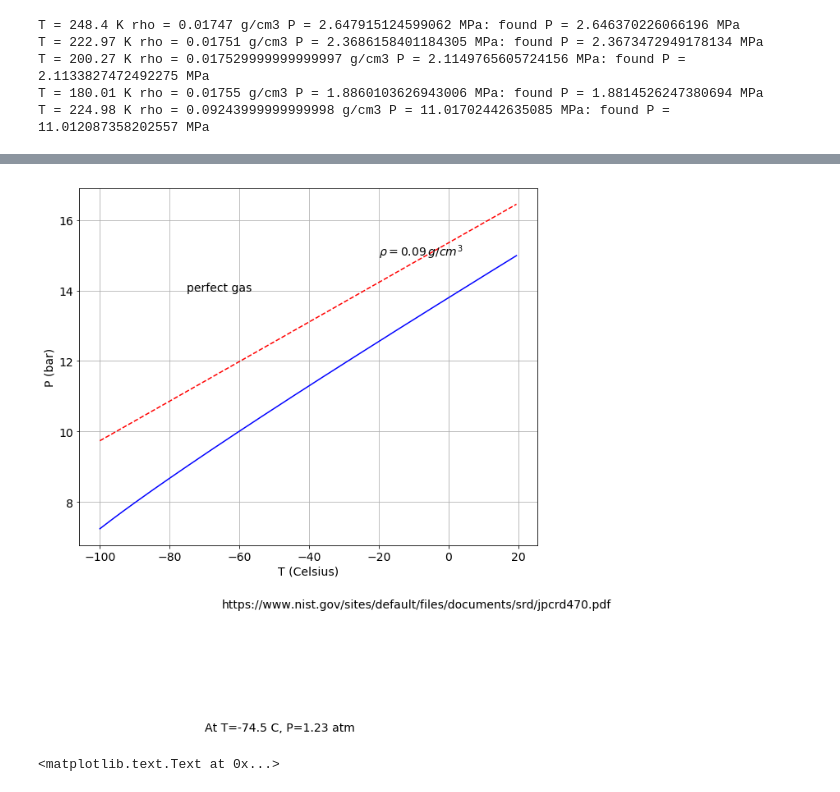
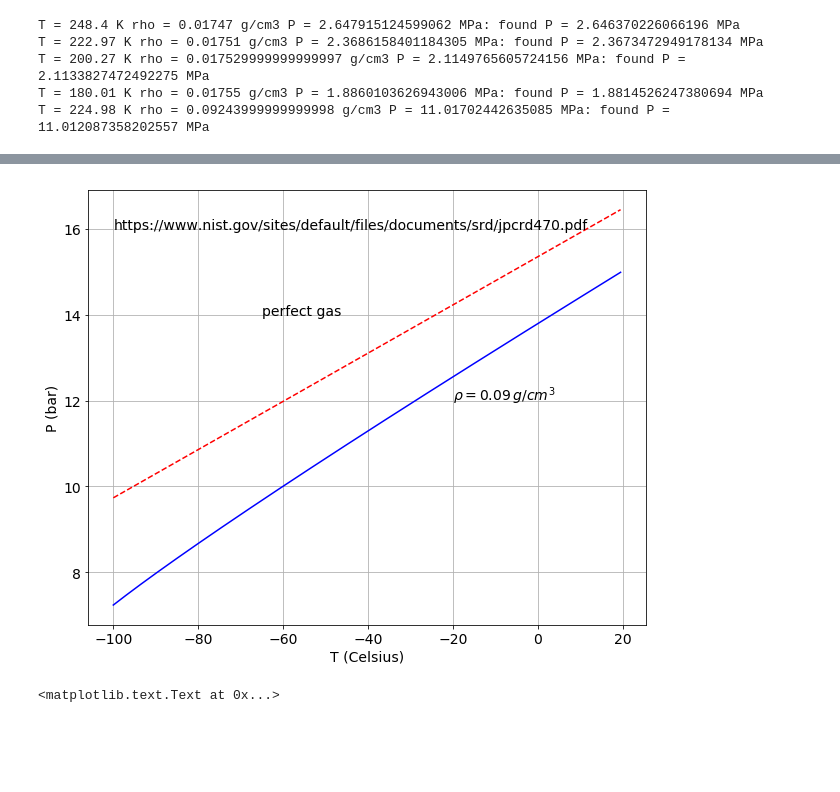
Before and after one commit to jjgomezcadenas/Next2.0, a Jupyter notebook: nb/xenon_pv.ipynb, the cells around one changed output, grey strips where cells are left out. Cells and saved outputs as stored; diff of their text form; code cells hidden in the pictures; blank space fills up the shorter version.

```diff
--- a/nb/xenon_pv.ipynb
+++ b/nb/xenon_pv.ipynb
@@ -253,16 +252,16 @@ PT = np.array([xe.P(t, rho_1520, perfect=True) for t in T]) / atmosphere
 # %%
 plt.plot(T,PF,'b')
 plt.plot(T,PT,'r--')
 plt.grid(True)
 plt.xlabel('T (Celsius)')
 plt.ylabel('P (bar)')
-plt.text(-20, 15, r'$\rho=0.09 \, g/cm^3$')
-plt.text(-75, 14, r'perfect gas')
-plt.text(-65, 5, r'https://www.nist.gov/sites/default/files/documents/srd/jpcrd470.pdf')
-plt.text(-70, 1.5, r'At T=-74.5 C, P=1.23 atm')
+plt.text(-20, 12, r'$\rho=0.09 \, g/cm^3$')
+plt.text(-65, 14, r'perfect gas')
+plt.text(-100, 16, r'https://www.nist.gov/sites/default/files/documents/srd/jpcrd470.pdf')
+
 plt.show()
 # %% [output]
-[figure, old version]
+[figure, new version]
 # %%
 T = np.arange(-100.0, -90, 0.1)
 PF = np.array([xe.P(t, rho_1520, perfect=False) for t in T]) / atmosphere
```
Also changed, not shown: parts of 5 cells of this notebook.
